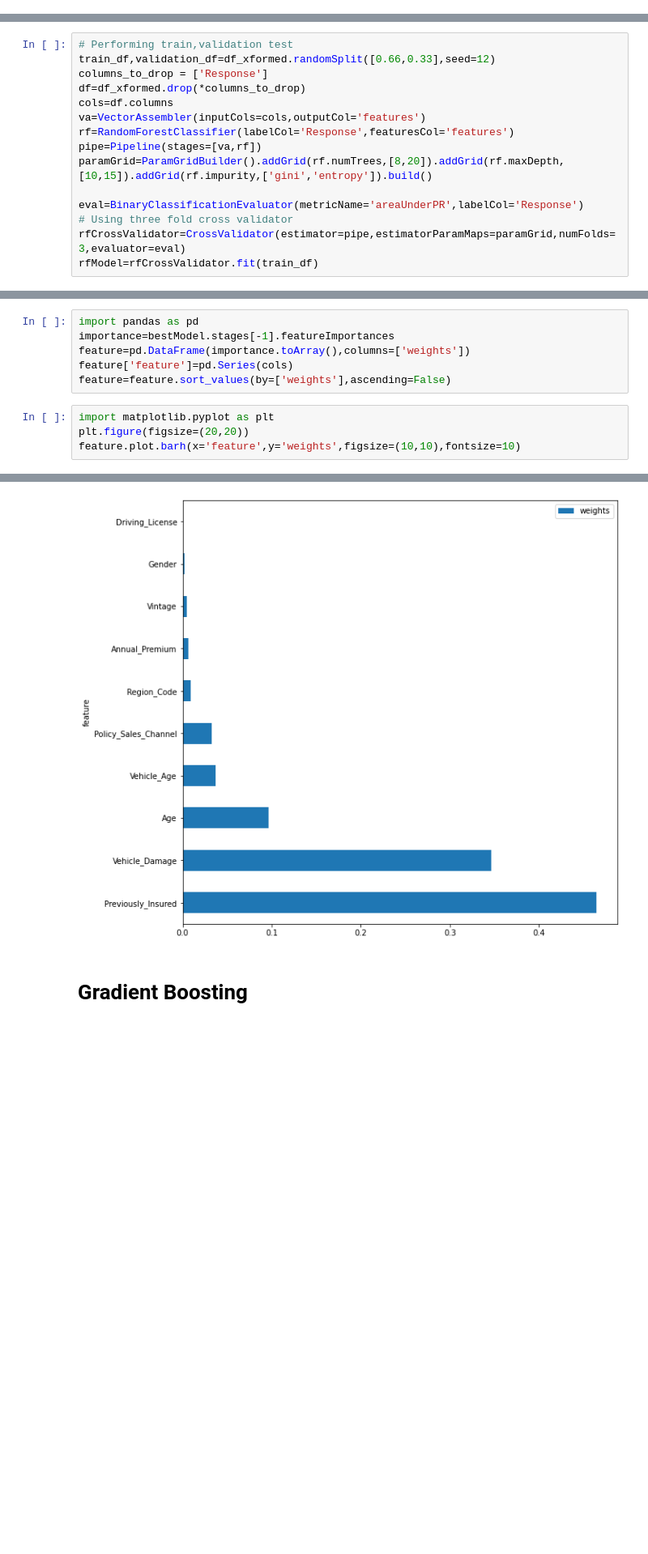
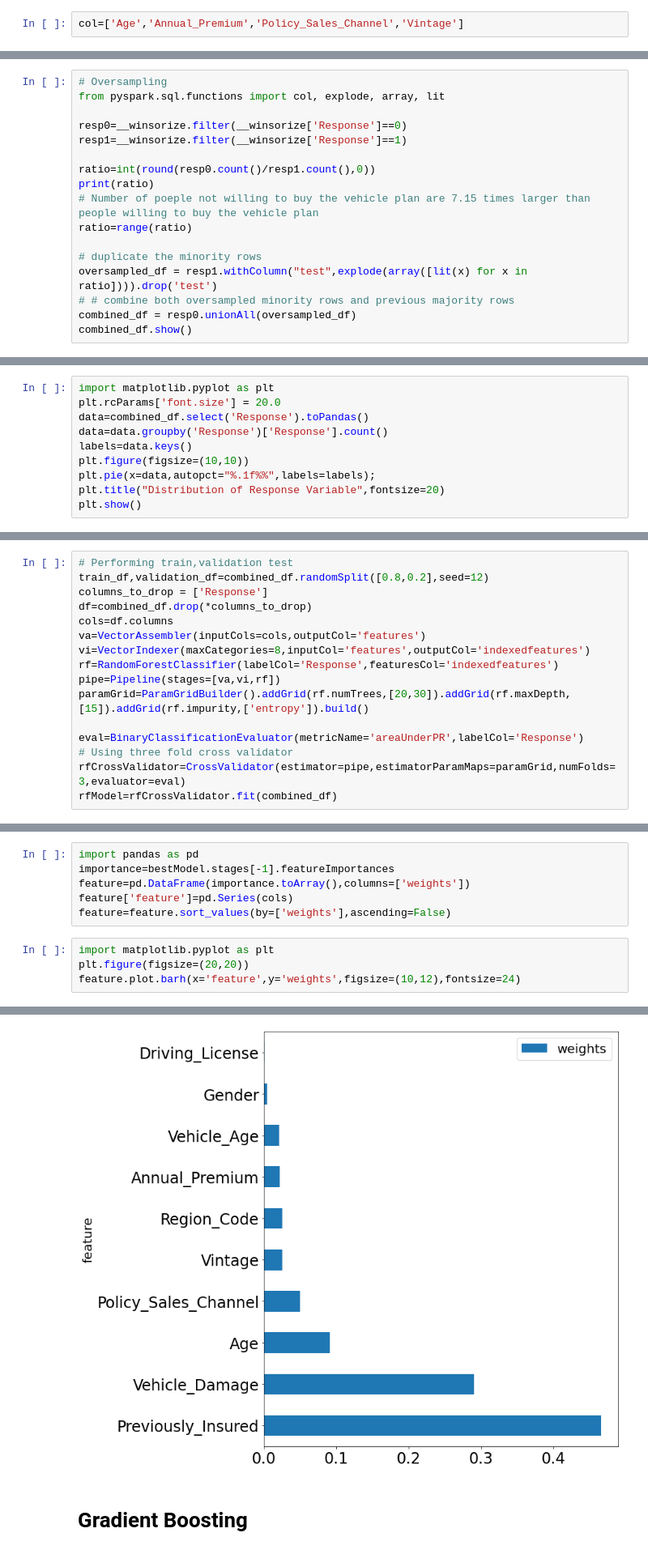
Before and after one commit to Sharvil-Turbadkar/Heath-Plan-Cross-Sell, a Jupyter notebook: EnsembleModels.ipynb, the cells around one changed output, grey strips where cells are left out. Shown at 81% size. Saved outputs shown, nothing was run; the diff lists cells and outputs as text; blank space fills up the shorter version.

```diff
--- a/EnsembleModels.ipynb
+++ b/EnsembleModels.ipynb
@@ -112,0 +165,2 @@ display()
+# %%
+col=['Age','Annual_Premium','Policy_Sales_Channel','Vintage']
@@ -165,0 +251,17 @@ df_xformed=feature_engineering_pipe.fit(train_xformed).transform(train_xformed).
+# %%
+# Oversampling
+from pyspark.sql.functions import col, explode, array, lit
+
+resp0=__winsorize.filter(__winsorize['Response']==0)
+resp1=__winsorize.filter(__winsorize['Response']==1)
+
+ratio=int(round(resp0.count()/resp1.count(),0))
+print(ratio)
+# Number of poeple not willing to buy the vehicle plan are 7.15 times larger than people willing to buy the vehicle plan
+ratio=range(ratio)
+
+# duplicate the minority rows
+oversampled_df = resp1.withColumn("test",explode(array([lit(x) for x in ratio]))).drop('test')
+# # combine both oversampled minority rows and previous majority rows
+combined_df = resp0.unionAll(oversampled_df)
+combined_df.show()
@@ -165,0 +286,10 @@ df_xformed=feature_engineering_pipe.fit(train_xformed).transform(train_xformed).
+# %%
+import matplotlib.pyplot as plt
+plt.rcParams['font.size'] = 20.0
+data=combined_df.select('Response').toPandas()
+data=data.groupby('Response')['Response'].count()
+labels=data.keys()
+plt.figure(figsize=(10,10))
+plt.pie(x=data,autopct="%.1f%%",labels=labels);
+plt.title("Distribution of Response Variable",fontsize=20)
+plt.show()
@@ -167,19 +299,20 @@ df_xformed=feature_engineering_pipe.fit(train_xformed).transform(train_xformed).
 # **Random Forest**
 # %%
 # Performing train,validation test
-train_df,validation_df=df_xformed.randomSplit([0.66,0.33],seed=12)
+train_df,validation_df=combined_df.randomSplit([0.8,0.2],seed=12)
 columns_to_drop = ['Response']
-df=df_xformed.drop(*columns_to_drop)
+df=combined_df.drop(*columns_to_drop)
 cols=df.columns
 va=VectorAssembler(inputCols=cols,outputCol='features')
-rf=RandomForestClassifier(labelCol='Response',featuresCol='features')
-pipe=Pipeline(stages=[va,rf])
-paramGrid=ParamGridBuilder().addGrid(rf.numTrees,[8,20]).addGrid(rf.maxDepth,[10,15]).addGrid(rf.impurity,['gini','entropy']).build()
+vi=VectorIndexer(maxCategories=8,inputCol='features',outputCol='indexedfeatures')
+rf=RandomForestClassifier(labelCol='Response',featuresCol='indexedfeatures')
+pipe=Pipeline(stages=[va,vi,rf])
+paramGrid=ParamGridBuilder().addGrid(rf.numTrees,[20,30]).addGrid(rf.maxDepth,[15]).addGrid(rf.impurity,['entropy']).build()
 
 eval=BinaryClassificationEvaluator(metricName='areaUnderPR',labelCol='Response')
 # Using three fold cross validator
 rfCrossValidator=CrossValidator(estimator=pipe,estimatorParamMaps=paramGrid,numFolds=3,evaluator=eval)
-rfModel=rfCrossValidator.fit(train_df)
+rfModel=rfCrossValidator.fit(combined_df)
 # %%
 bestModel=rfModel.bestModel
 print(f'Number of trees:{bestModel.stages[-1].getNumTrees}')
@@ -208,11 +341,11 @@ feature=feature.sort_values(by=['weights'],ascending=False)
 # %%
 import matplotlib.pyplot as plt
 plt.figure(figsize=(20,20))
-feature.plot.barh(x='feature',y='weights',figsize=(10,10),fontsize=10)
+feature.plot.barh(x='feature',y='weights',figsize=(10,12),fontsize=24)
 # %% [output]
 <matplotlib.axes._subplots.AxesSubplot at 0x...>
 <Figure size 1440x1440 with 0 Axes>
-[figure, old version]
+[figure, new version]
 # %% [markdown]
 # **Gradient Boosting**
 # %%
```
Also changed, not shown: parts of 25 cells of this notebook.
